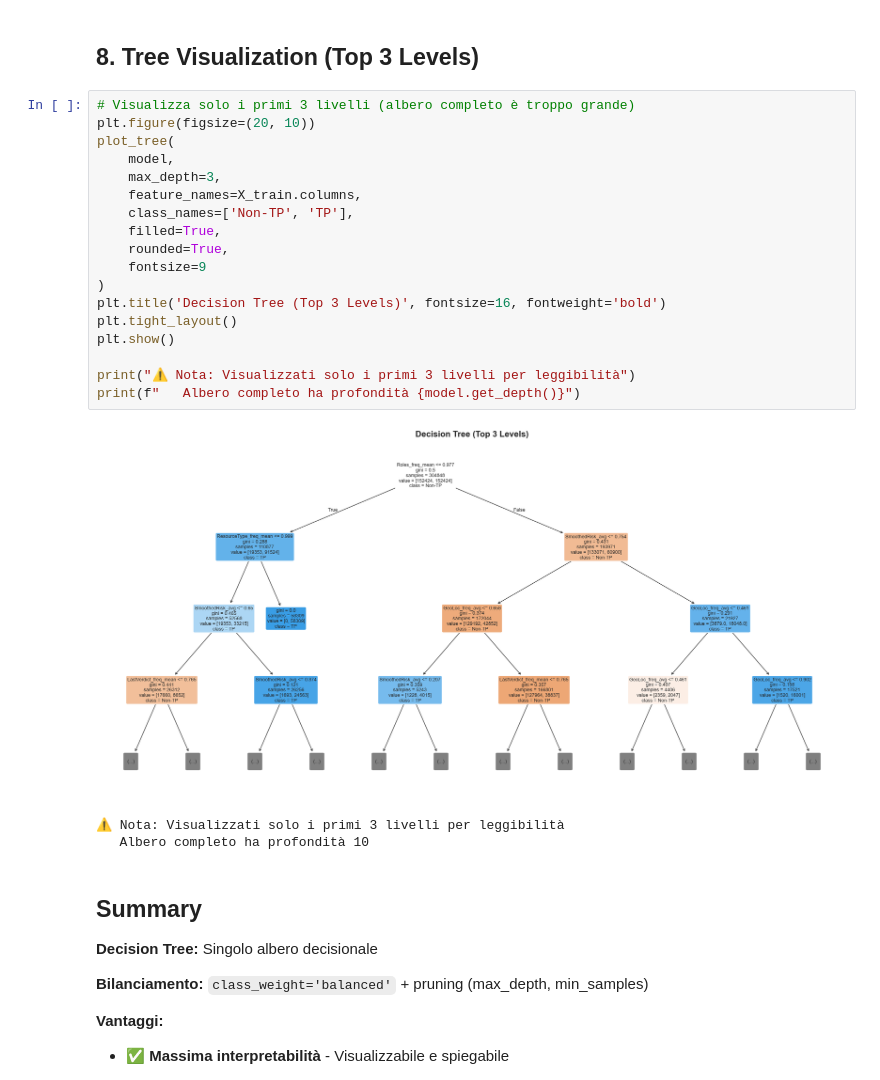
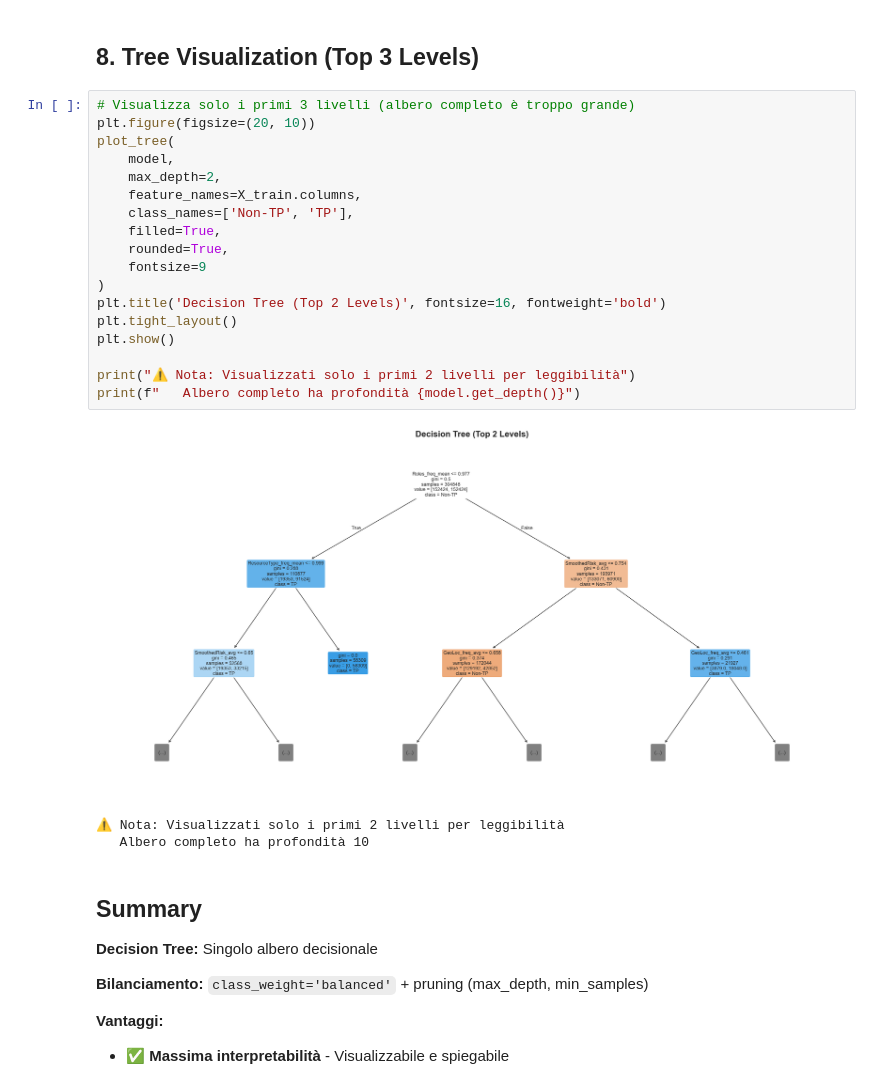
Before and after one commit to DataScience-Golddiggers/Dora-the-Data-Explorer, a Jupyter notebook: notebook/Test_09 - DecisionTree.ipynb, the cells around one changed output. Drawn from its saved outputs; the diff is of its cells as text.

```diff
--- a/notebook/Test_09 - DecisionTree.ipynb
+++ b/notebook/Test_09 - DecisionTree.ipynb
@@ -234,24 +234,24 @@ plt.show()
 # %%
 # Visualizza solo i primi 3 livelli (albero completo è troppo grande)
 plt.figure(figsize=(20, 10))
 plot_tree(
     model,
-    max_depth=3,
+    max_depth=2,
     feature_names=X_train.columns,
     class_names=['Non-TP', 'TP'],
     filled=True,
     rounded=True,
     fontsize=9
 )
-plt.title('Decision Tree (Top 3 Levels)', fontsize=16, fontweight='bold')
+plt.title('Decision Tree (Top 2 Levels)', fontsize=16, fontweight='bold')
 plt.tight_layout()
 plt.show()
 
-print("⚠️ Nota: Visualizzati solo i primi 3 livelli per leggibilità")
+print("⚠️ Nota: Visualizzati solo i primi 2 livelli per leggibilità")
 print(f"   Albero completo ha profondità {model.get_depth()}")
 # %% [output]
-[figure, old version]
+[figure, new version]
-⚠️ Nota: Visualizzati solo i primi 3 livelli per leggibilità
+⚠️ Nota: Visualizzati solo i primi 2 livelli per leggibilità
    Albero completo ha profondità 10
 # %% [markdown]
 ## Summary
```
Also changed, not shown: parts of 2 cells of this notebook, 4 other files.
